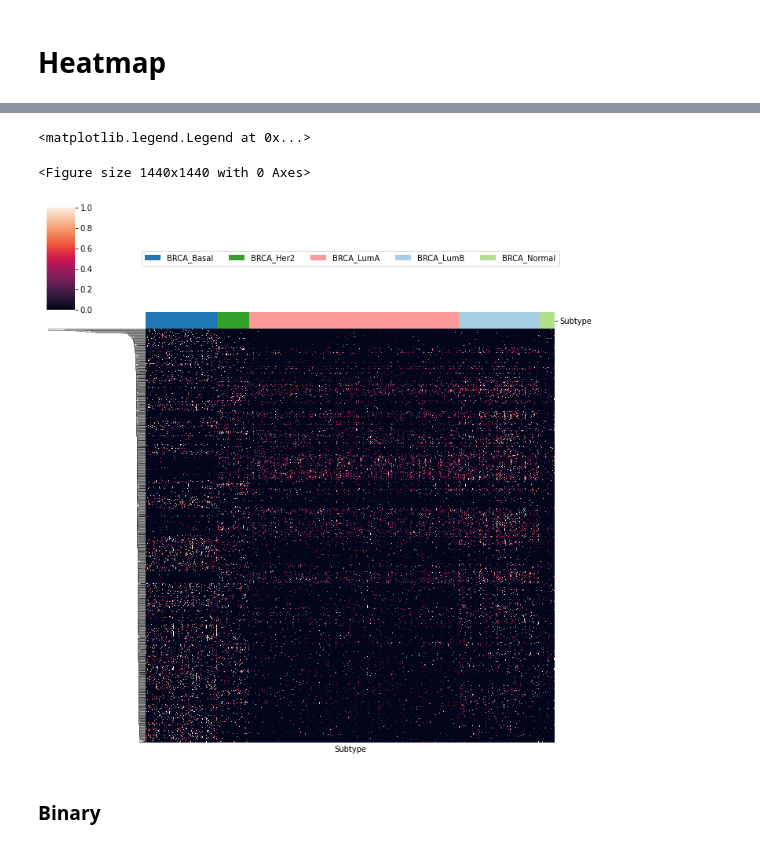
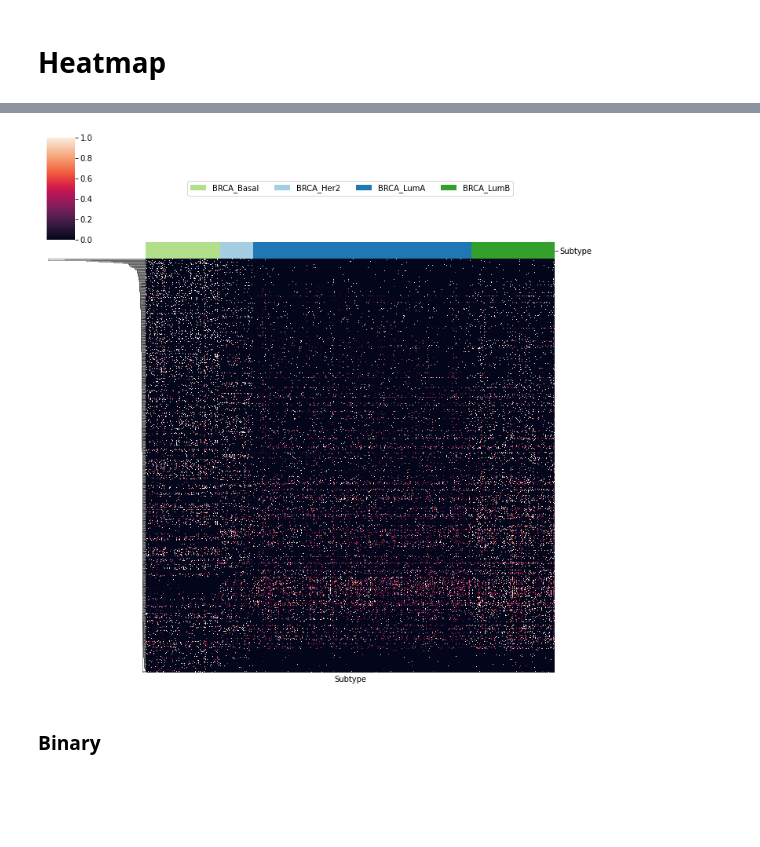
Before and after one commit to goodarzilab/Jeff, a Jupyter notebook: pancancer_oncRNA/BRCA_subtype.ipynb, the cells around one changed output, grey strips where cells are left out. Drawn from its saved outputs; the diff is of its cells as text; code cells hidden in the pictures; blank space fills up the shorter version.

```diff
--- a/pancancer_oncRNA/BRCA_subtype.ipynb
+++ b/pancancer_oncRNA/BRCA_subtype.ipynb
@@ -92,7 +94,7 @@ rnacol.estimated_document_count()
 # %% [output]
 261479
 # %%
-brca_merge["Order"] = np.arange(982)
+brca_merge["Order"] = np.arange(946)
 brca_dict_order = dict(zip(brca_merge["TCGAbarcode"], brca_merge["Order"]))
 len(brca_dict_order)
 # %% [output]
@@ -100,13 +102,13 @@ len(brca_dict_order)
 # %%
 %%time
-data = np.zeros((982, 15443))
-binary_data = np.zeros((982, 15443))
+data = np.zeros((946, 15404))
+binary_data = np.zeros((946, 15404))
 cursor = rnacol.find(no_cursor_timeout=True)
 oncRNA_order = []
 j = 0
 for rna in cursor:
     locus = rna["_id"]["locus"]
-    if locus in brca_oncRNAs:
+    if locus in sig_brca:
         oncRNA_order.append(locus)
         for s in rna["samples"]:
             barcode = s["study"]
@@ -143,12 +138,12 @@ data_df.head(1)
 pval_results = {}
 for j in range(len(oncRNA_order)):
     rna = oncRNA_order[j]
-    tumor_subtype_dict= {"BRCA_Basal":[], "BRCA_Her2":[], "BRCA_LumA":[], "BRCA_LumB":[], "BRCA_Normal":[]}
+    tumor_subtype_dict= {"BRCA_Basal":[], "BRCA_Her2":[], "BRCA_LumA":[], "BRCA_LumB":[]}
 
     for i, barcode, subtype in zip(brca_merge["Order"], brca_merge["TCGAbarcode"], brca_merge["Subtype"]):
         tumor_subtype_dict[subtype].append(data[i,j])
     test = scipy.stats.f_oneway(tumor_subtype_dict["BRCA_Basal"], tumor_subtype_dict["BRCA_Her2"], tumor_subtype_dict["BRCA_LumA"],
-                                tumor_subtype_dict["BRCA_LumB"], tumor_subtype_dict["BRCA_Normal"])
+                                tumor_subtype_dict["BRCA_LumB"])
     pval_results[rna] = {"pval":test.pvalue, "data":tumor_subtype_dict}
 # %%
 pval_results_df = pd.DataFrame(pval_results).T
@@ -261,26 +278,25 @@ colData
 #Max norm
 loci_df = np.zeros(sig_oncRNAs.shape)
 for i in range(sig_oncRNAs.shape[0]):
-    max_per_row = np.percentile(sig_oncRNAs.iloc[i], 99)
-    if max_per_row == 0:
-        max_per_row = max(sig_oncRNAs.iloc[i])
+    percentile = 97
+    max_per_row = np.percentile(sig_oncRNAs.iloc[i], percentile)
+    while max_per_row == 0:
+        percentile += 1
+        max_per_row = np.percentile(sig_oncRNAs.iloc[i], percentile)
     loci_df[i] = np.divide(sig_oncRNAs.iloc[i], max_per_row) #Max-norm
 # %%
 loci_df = pd.DataFrame(loci_df, index=sig_oncRNAs.index, columns=sig_oncRNAs.columns)
 loci_df = loci_df[list(colData["Sample"])] #Set columns to match colData order
 loci_df.columns = colData["Subtype"]
 # %%
-plt.figure(figsize=(20,20))
-g=sns.clustermap(loci_df, col_cluster=False, row_cluster=True, col_colors=col_colors, yticklabels=False, xticklabels=False, metric='euclidean', method="average", rasterized=True, vmax=1)
+g=sns.clustermap(loci_df,figsize=(10,10), col_cluster=False, row_cluster=True, col_colors=col_colors, yticklabels=False, xticklabels=False, metric='euclidean', method="average", rasterized=True, vmax=1)
 for label in colData["Subtype"].unique():
     g.ax_col_dendrogram.bar(0, 0, color=lut[label],
                             label=label, linewidth=0)
 g.ax_col_dendrogram.legend(loc="center", ncol=5)
-# g.savefig("figures/cell_lines_all_sig_loci_heatmap.pdf")
+g.savefig(f"{path}/figures/subtypes/brca_subtypes_cpm_heatmap.pdf")
 # %% [output]
-<matplotlib.legend.Legend at 0x...>
-<Figure size 1440x1440 with 0 Axes>
-[figure, old version]
+[figure, new version]
 # %% [markdown]
 ### Binary
 # %%
```
Also changed, not shown: parts of 23 cells of this notebook, 17 other files.
